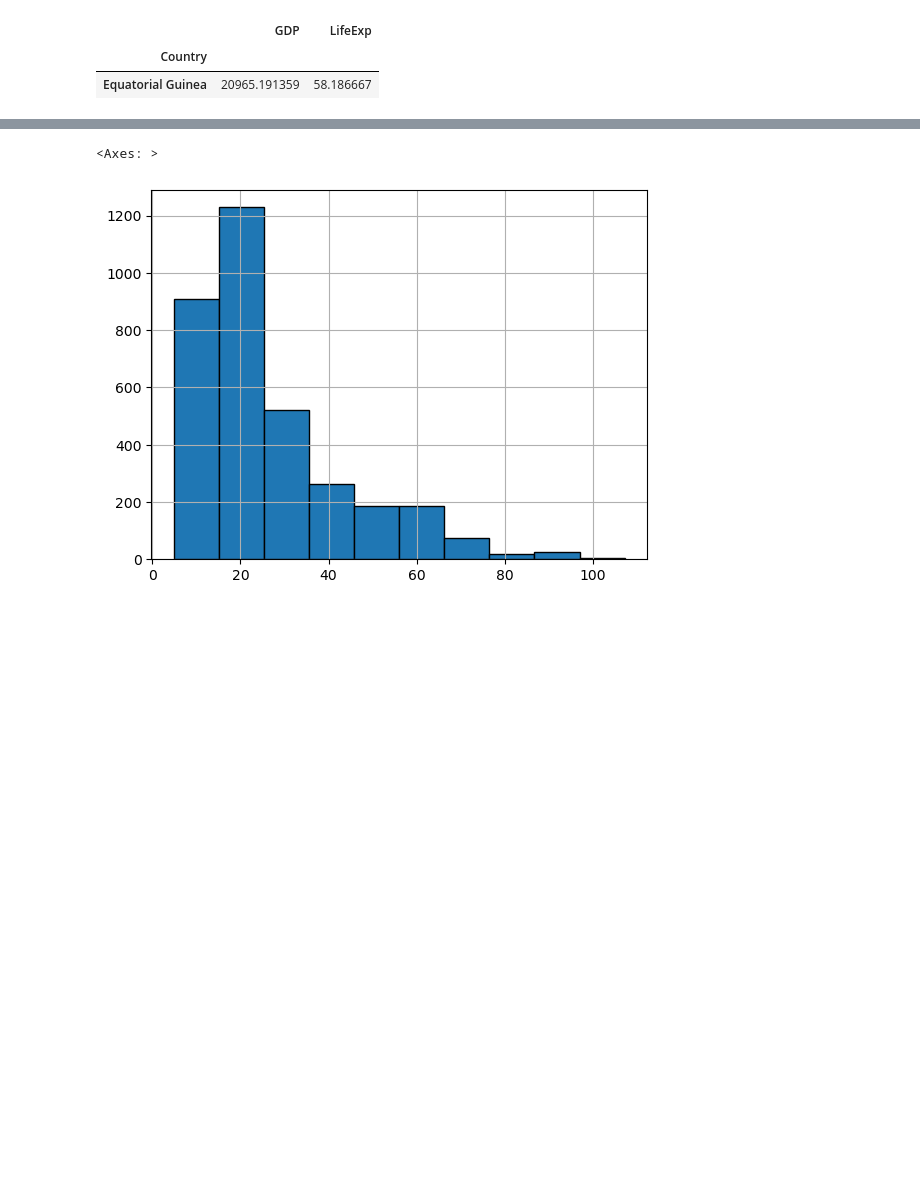
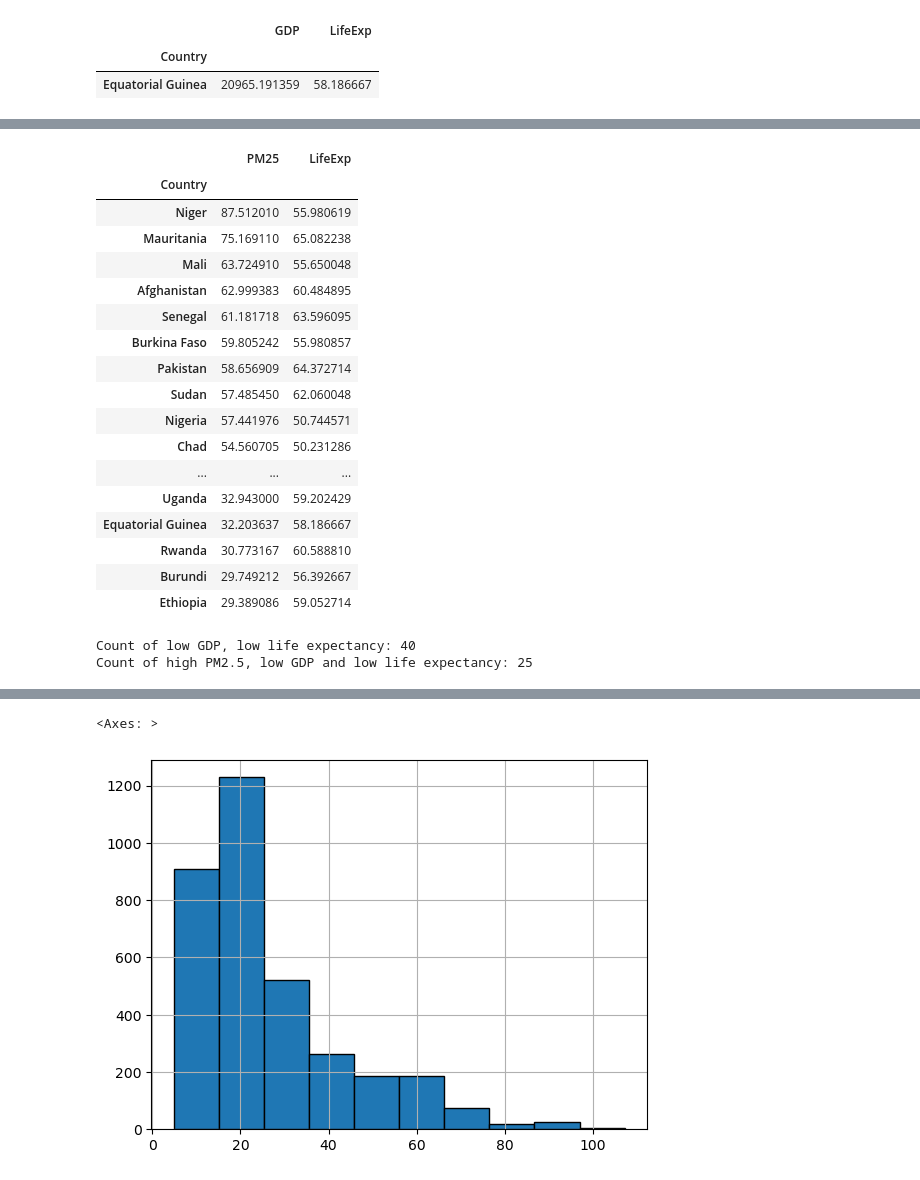
Before and after one commit to Gskakar/Mini_Project_195, a Jupyter notebook: 195_EDA.ipynb, the cells around one changed output, grey strips where cells are left out. Drawn from its saved outputs; the diff is of its cells as text; code cells hidden in the pictures; blank space fills up the shorter version.

```diff
--- a/195_EDA.ipynb
+++ b/195_EDA.ipynb
@@ -362,0 +337,40 @@ country_GDP__healthExp.sort_values(by="GDP", ascending=False).head(50)
+# %%
+# Do the countries with the worst air quality also have the lowest life expectancy
+
+# Top 35 countries with worst air pollution
+country_PM25 = data.groupby("Country")["PM25"].mean().to_frame()
+top_worst_air_quality = country_PM25.sort_values(by="PM25", ascending=False).head(50)
+
+# Top 35 countries with lowest life expectancy
+country_LifeExp = data.groupby("Country")["LifeExp"].mean().to_frame()
+top_lowest_life_exp = country_LifeExp.sort_values(by="LifeExp", ascending=True).head(50)
+
+# How many countries are in both lists
+high_PM25_low_life_exp = top_worst_air_quality.merge(top_lowest_life_exp, on='Country', how='inner')
+high_PM25_low_life_exp
+# %% [output]
+|  | PM25 | LifeExp |
+| Country |  |  |
+| Niger | 87.512010 | 55.980619 |
+| Mauritania | 75.169110 | 65.082238 |
+| Mali | 63.724910 | 55.650048 |
+| Afghanistan | 62.999383 | 60.484895 |
+| Senegal | 61.181718 | 63.596095 |
+| Burkina Faso | 59.805242 | 55.980857 |
+| Pakistan | 58.656909 | 64.372714 |
+| Sudan | 57.485450 | 62.060048 |
+| Nigeria | 57.441976 | 50.744571 |
+| Chad | 54.560705 | 50.231286 |
+| ... | ... | ... |
+| Uganda | 32.943000 | 59.202429 |
+| Equatorial Guinea | 32.203637 | 58.186667 |
+| Rwanda | 30.773167 | 60.588810 |
+| Burundi | 29.749212 | 56.392667 |
+| Ethiopia | 29.389086 | 59.052714 |
+# %%
+low_GDP_high_PM25 = low_GDP_low_life_exp.merge(top_worst_air_quality, on='Country', how='inner')
+low_GDP_high_PM25_count = len(low_GDP_high_PM25)
+print(f"Count of low GDP, low life expectancy: {low_GDP_low_life_exp_count} \nCount of high PM2.5, low GDP and low life expectancy: {low_GDP_high_PM25_count}")
+# %% [output]
+Count of low GDP, low life expectancy: 40
+Count of high PM2.5, low GDP and low life expectancy: 25
```
Also changed, not shown: parts of 27 cells of this notebook.
